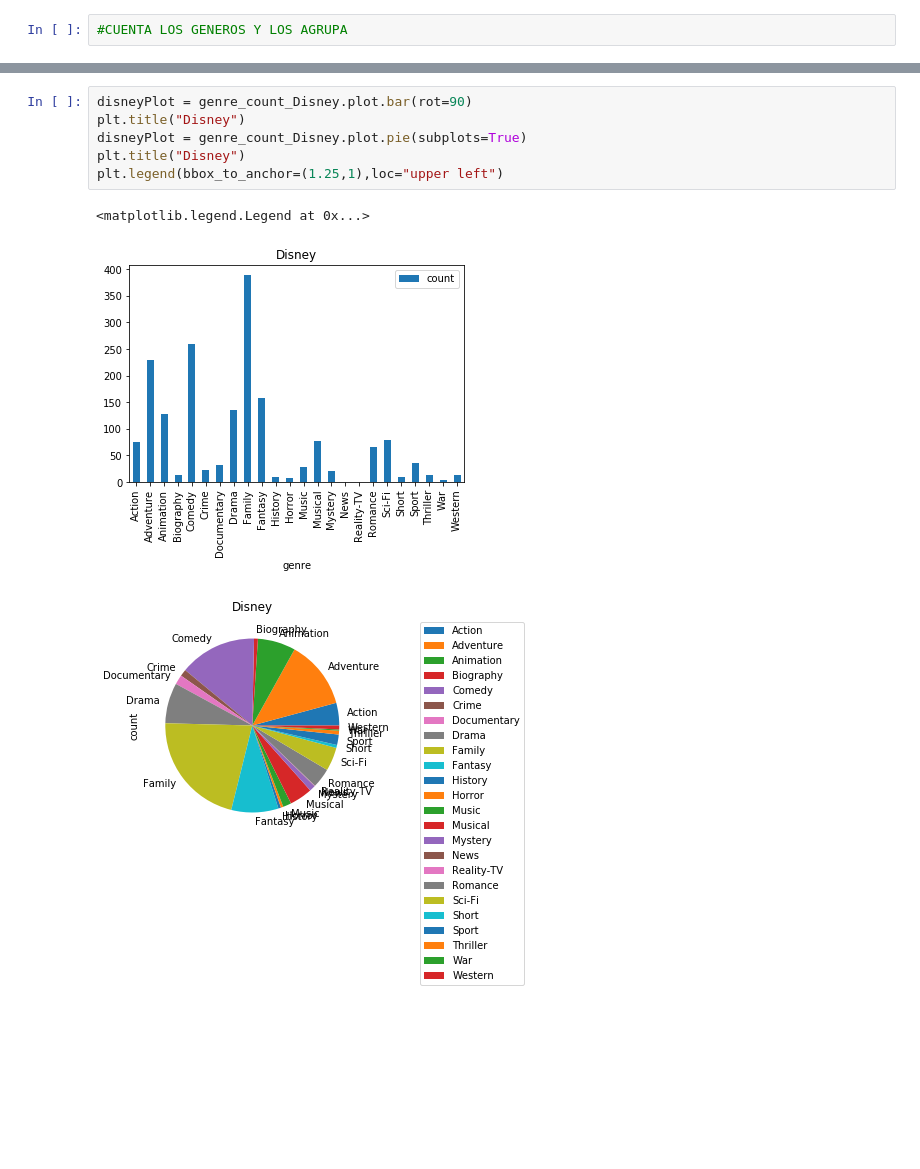
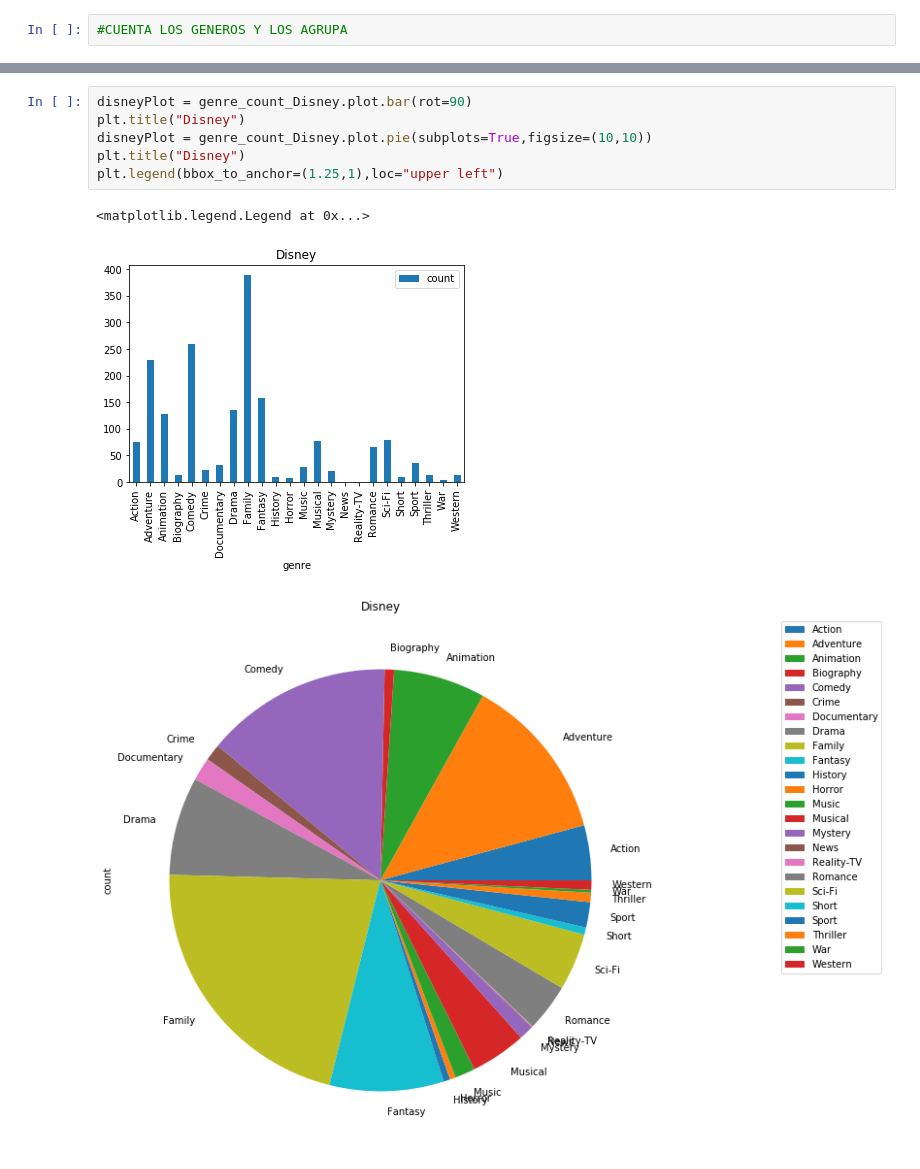
Before and after one commit to RoLDT/project-one-nesfils, a Jupyter notebook: Edwin.ipynb, the cells around one changed output, grey strips where cells are left out. Drawn from its saved outputs; the diff is of its cells as text; blank space fills up the shorter version.

```diff
--- a/Edwin.ipynb
+++ b/Edwin.ipynb
@@ -310,10 +311,10 @@ plt.legend(bbox_to_anchor=(1.25,1),loc="upper left")
 # %%
 disneyPlot = genre_count_Disney.plot.bar(rot=90)
 plt.title("Disney")
-disneyPlot = genre_count_Disney.plot.pie(subplots=True)
+disneyPlot = genre_count_Disney.plot.pie(subplots=True,figsize=(10,10))
 plt.title("Disney")
 plt.legend(bbox_to_anchor=(1.25,1),loc="upper left")
 # %% [output]
 <matplotlib.legend.Legend at 0x...>
 [figure]
-[figure, old version]
+[figure, new version]
```
Also changed, not shown: parts of 5 cells of this notebook.
